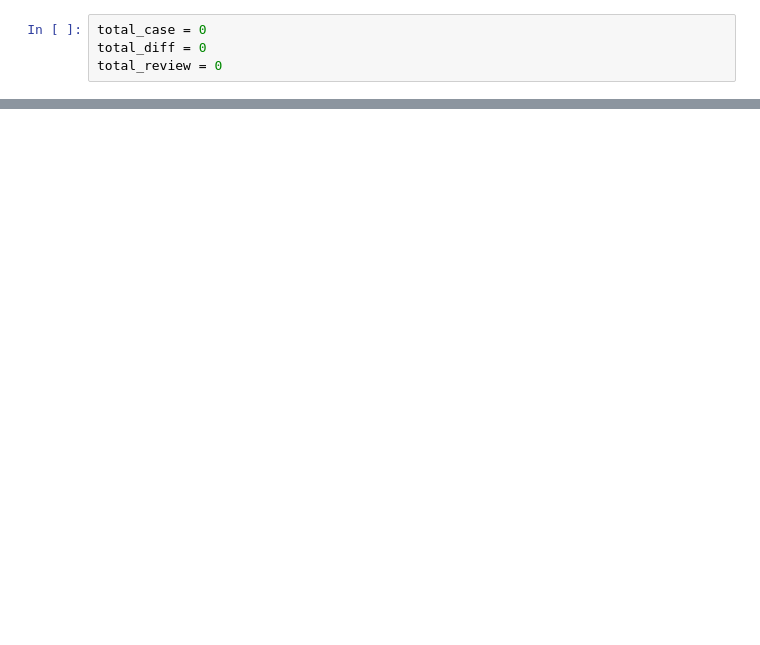
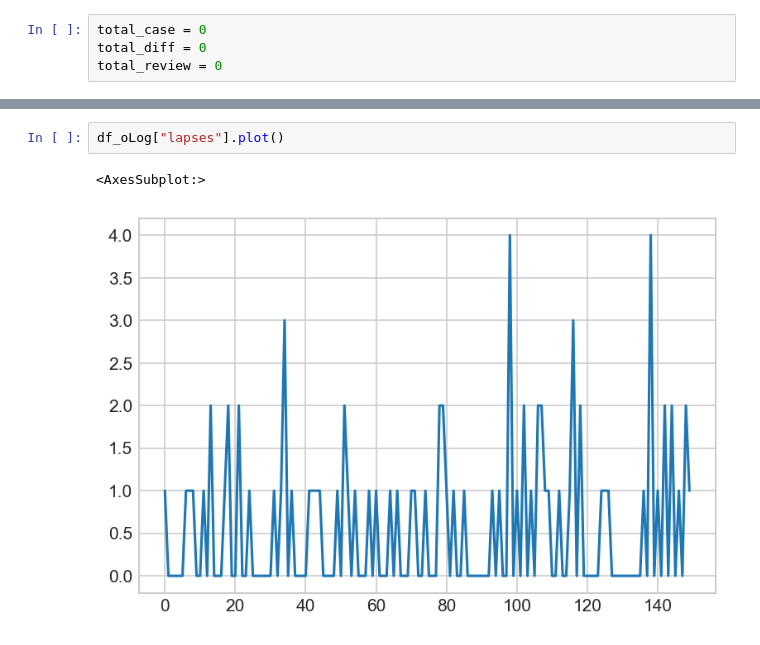
Before and after one commit to AFutureD/free-spaced-repetition-scheduler, a Jupyter notebook: FSRS_notebook.ipynb, the cells around one changed output, grey strips where cells are left out. Drawn from its saved outputs; the diff is of its cells as text; blank space fills up the shorter version.

```diff
--- a/FSRS_notebook.ipynb
+++ b/FSRS_notebook.ipynb
@@ -234,0 +304,5 @@ plt.show()
+# %%
+df_oLog["lapses"].plot()
+# %% [output]
+<AxesSubplot:>
+[figure, added]
```
Also changed, not shown: parts of 16 cells of this notebook, 1 other file.
